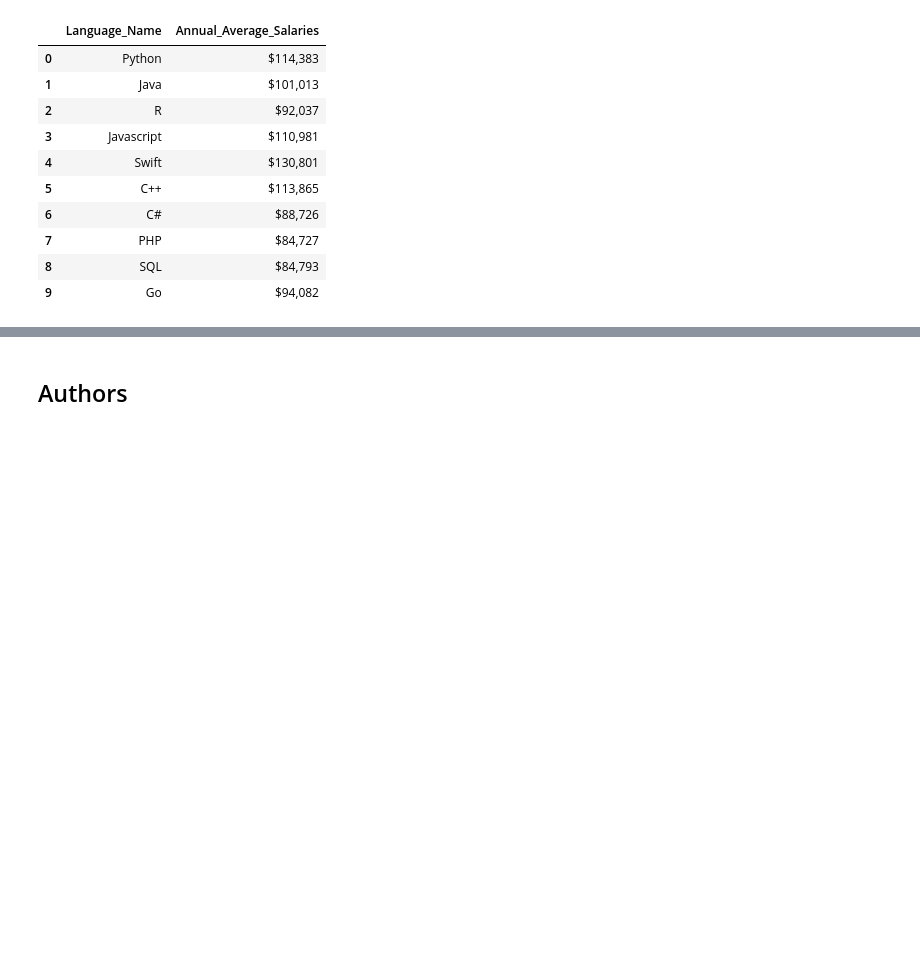
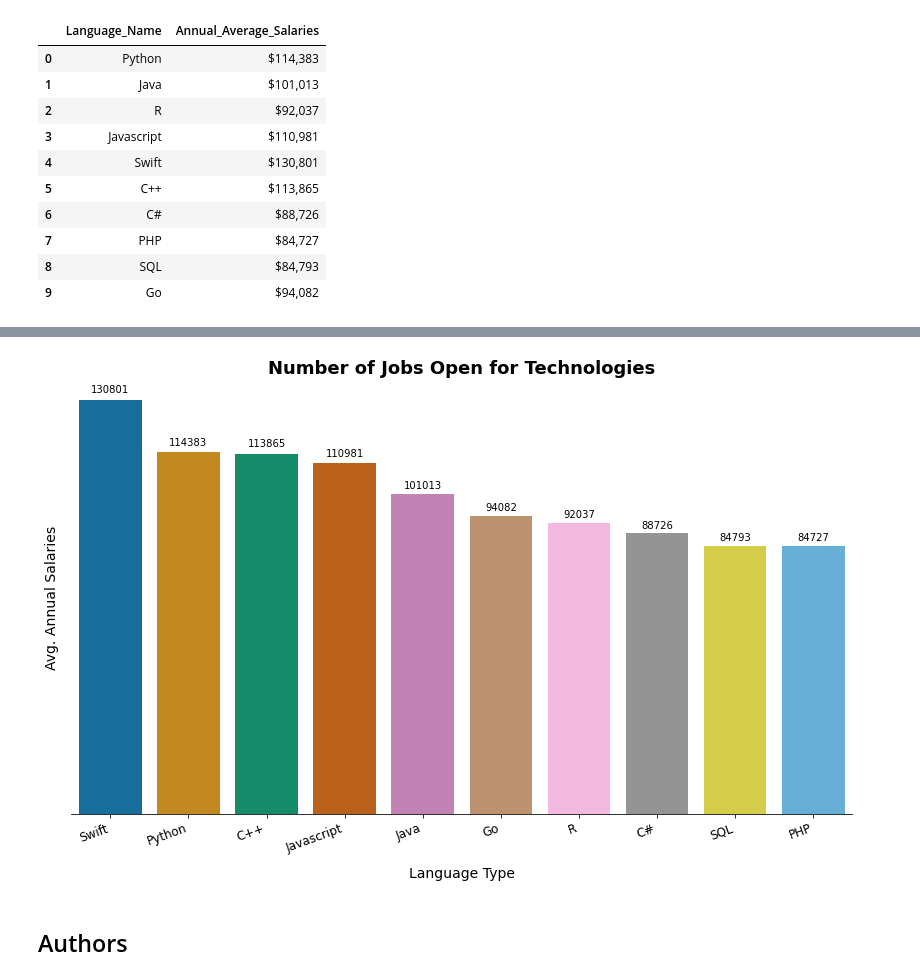
Before and after one commit to Alex-YuZ/IBM-Data-Analyst-Professional-Certificate-, a Jupyter notebook: Lab4_Collecting_Data_Using_Web_Scraping.ipynb, the cells around one changed output, grey strips where cells are left out. Cells and saved outputs as stored; diff of their text form; code cells hidden in the pictures; blank space fills up the shorter version.

Commit message:
Feat: Add viz on lang. v.s. salary

```diff
--- a/Lab4_Collecting_Data_Using_Web_Scraping.ipynb
+++ b/Lab4_Collecting_Data_Using_Web_Scraping.ipynb
@@ -77,7 +79,8 @@ import pandas as pd
 df = pd.DataFrame({'Language_Name':langs[1:], "Annual_Average_Salaries": salaries[1:]})
 df.to_csv('lang_salary.csv', index=False)
 # %%
-pd.read_csv('lang_salary.csv')
+df = pd.read_csv('lang_salary.csv')
+df
 # %% [output]
 |  | Language_Name | Annual_Average_Salaries |
 | 0 | Python | $114,383 |
@@ -90,3 +93,6 @@ pd.read_csv('lang_salary.csv')
 | 7 | PHP | $84,727 |
 | 8 | SQL | $84,793 |
 | 9 | Go | $94,082 |
+# %%
+df.Annual_Average_Salaries = df.Annual_Average_Salaries.str.replace('[$,]', '', regex=True).astype(int)
+df.info
@@ -93,3 +111,41 @@ pd.read_csv('lang_salary.csv')
+# %%
+import seaborn as sns
+import matplotlib.pyplot as plt
+
+
+def hide_spine(*args):
+    for arg in args:
+        ax.spines[arg].set_visible(None)
+
+    if 'left' in args:
+        plt.yticks([])
+
+
+def show_values(ax):
+    for p in ax.patches:
+        _x = p.get_x() + p.get_width() / 2
+        _y = p.get_y() + p.get_height()*1.02
+        value = '{}'.format(int(p.get_height()))
+        ax.text(_x, _y, value, ha="center")
+
+# Set bar colors
+colors = sns.color_palette('colorblind')[:13]
+
+# Set figure size
+plt.figure(figsize=(14, 8))
+
+# Plotting
+ax = sns.barplot(data=df, x='Language_Name', y='Annual_Average_Salaries', order=df.sort_values(by='Annual_Average_Salaries', ascending=False).Language_Name,palette=colors)
+plt.title("Number of Jobs Open for Technologies", fontsize=18, fontweight='bold')
+
+# Change figure properties
+plt.xticks(fontsize=12, rotation=20, ha='right')
+plt.xlabel('Language Type', fontsize=14, labelpad=12)
+plt.ylabel('Avg. Annual Salaries', fontsize=14, labelpad=12);
+show_values(ax)
+hide_spine('top', 'right', 'left')
+# %% [output]
+[figure, added]
 # %% [markdown]
 ## Authors
 # %% [markdown]
```
Also changed, not shown: parts of 7 cells of this notebook.
